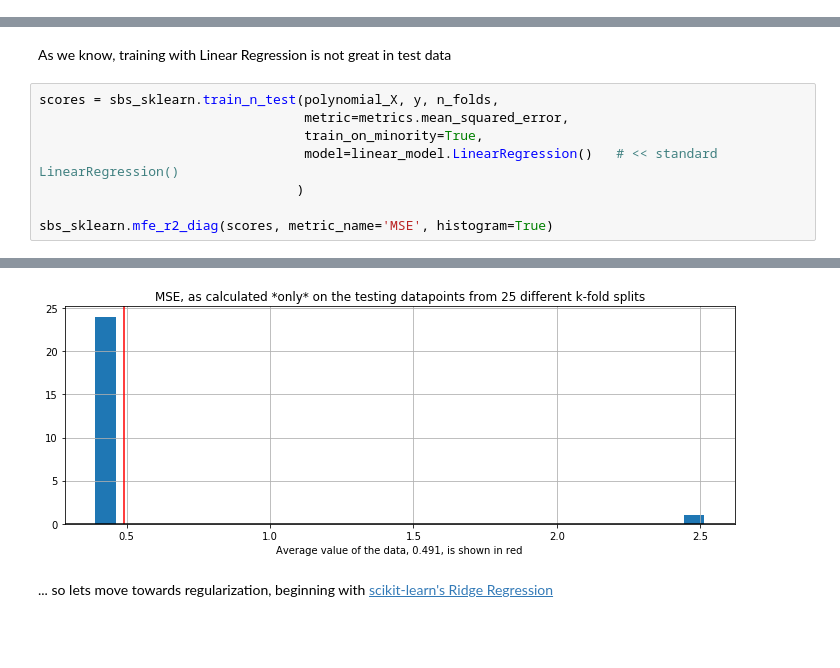
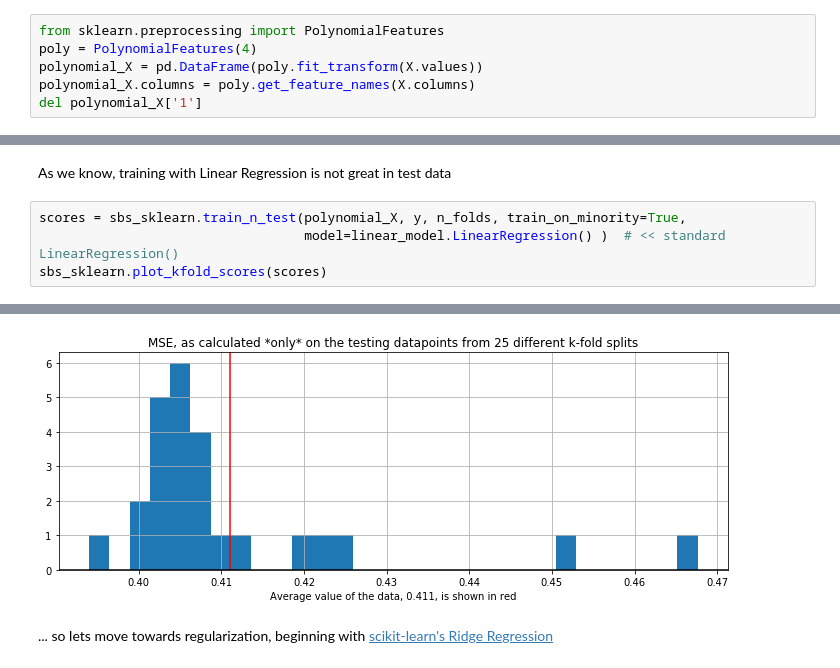
Before and after one commit to jeremy-large/ox-sbs-ml-bd, a Jupyter notebook: notebooks/class_4.ipynb, the cells around one changed output, grey strips where cells are left out. Cells and saved outputs as stored; diff of their text form; blank space fills up the shorter version.

```diff
--- a/notebooks/class_4.ipynb
+++ b/notebooks/class_4.ipynb
@@ -95,3 +93,9 @@ polynomial_X = sbs_sklearn.build_polynomial_dataframe(invoices[predictors], 4)
+# %%
+from sklearn.preprocessing import PolynomialFeatures
+poly = PolynomialFeatures(4)
+polynomial_X = pd.DataFrame(poly.fit_transform(X.values))
+polynomial_X.columns = poly.get_feature_names(X.columns)
+del polynomial_X['1']
 # %% [markdown]
 Recall the options available from [`sbs_sklearn.train_n_test`](https://github.com/jeremy-large/ox-sbs-ml-bd/blob/master/lib/sbs_sklearn.py#L21)
 # %%
@@ -117,11 +121,7 @@ Type:      function
 # %% [markdown]
 As we know, training with Linear Regression is not great in test data
 # %%
-scores = sbs_sklearn.train_n_test(polynomial_X, y, n_folds,
-                                  metric=metrics.mean_squared_error,
-                                  train_on_minority=True,
-                                  model=linear_model.LinearRegression()   # << standard LinearRegression()
-                                 )
-
-sbs_sklearn.mfe_r2_diag(scores, metric_name='MSE', histogram=True)
+scores = sbs_sklearn.train_n_test(polynomial_X, y, n_folds, train_on_minority=True,
+                                  model=linear_model.LinearRegression() )  # << standard LinearRegression()
+sbs_sklearn.plot_kfold_scores(scores)
 # %% [output]
@@ -129,4 +129,4 @@ sbs_sklearn.mfe_r2_diag(scores, metric_name='MSE', histogram=True)
-[figure, old version]
+[figure, new version]
 # %% [markdown]
 ... so lets move towards regularization, beginning with [scikit-learn's Ridge Regression](https://scikit-learn.org/stable/modules/generated/sklearn.linear_model.Ridge.html)
 # %% [markdown]
```
Also changed, not shown: parts of 13 cells of this notebook.
